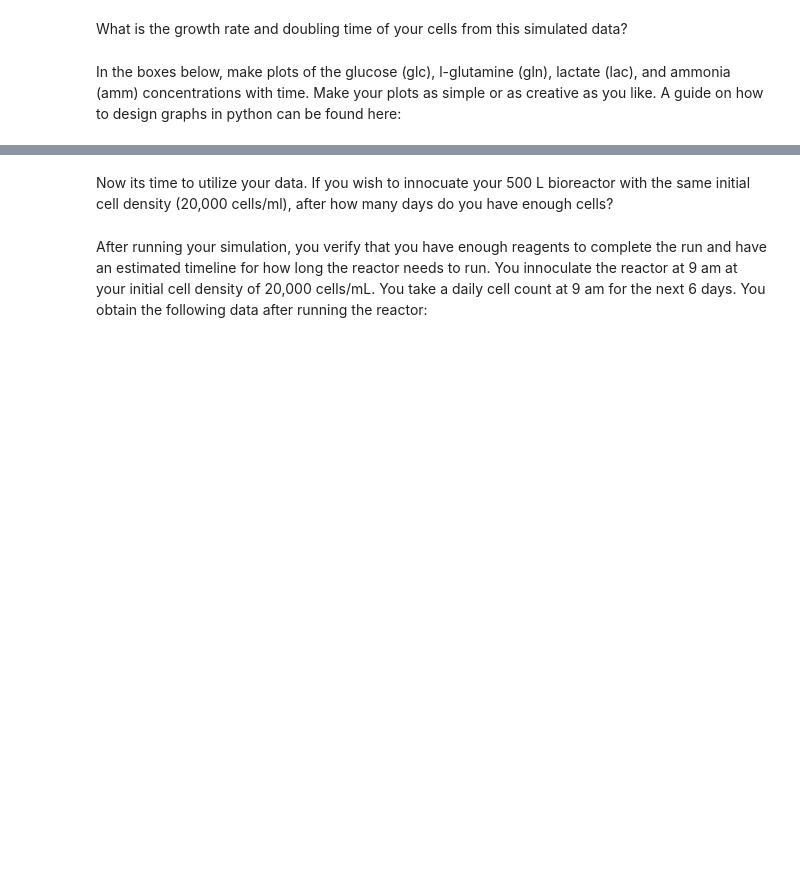
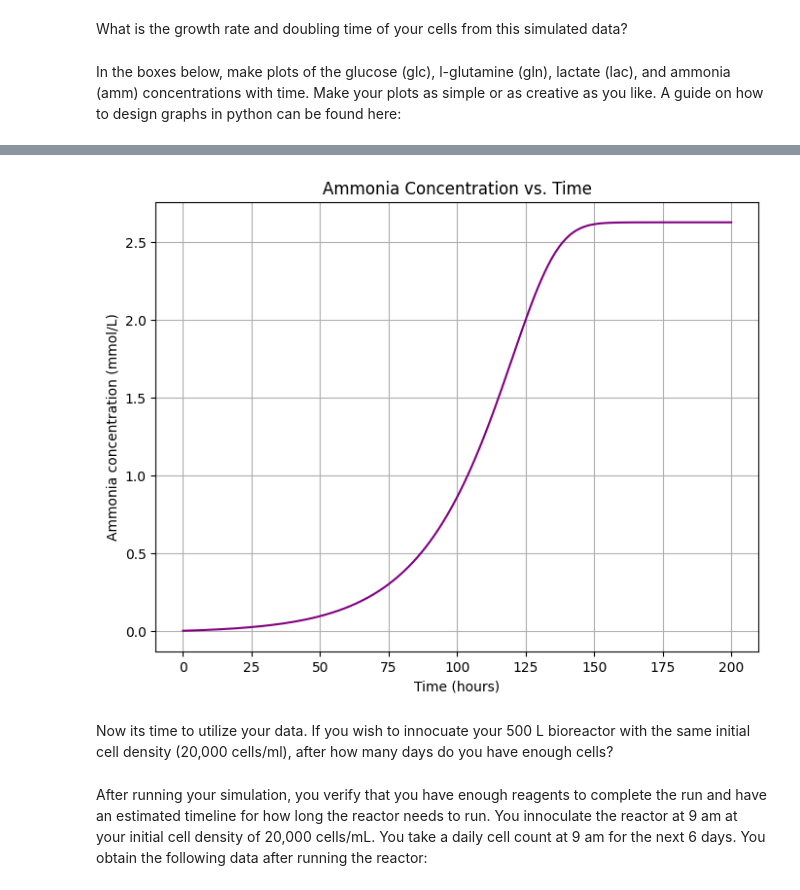
Before and after one commit to arih0325/BMEN-322-due-today, a Jupyter notebook: BMEN 322 lab 2 - Bioreactor Kinetics.ipynb, the cells around one changed output, grey strips where cells are left out. Saved outputs shown, nothing was run; the diff lists cells and outputs as text; code cells hidden in the pictures; blank space fills up the shorter version.

```diff
--- a/BMEN 322 lab 2 - Bioreactor Kinetics.ipynb
+++ b/BMEN 322 lab 2 - Bioreactor Kinetics.ipynb
@@ -210,3 +207,14 @@ plt.show()
+# %%
+# Plotting the ammonia concentration over time
+plt.figure(figsize=(8, 6))
+plt.plot(t, amm, color='purple')
+plt.xlabel('Time (hours)')
+plt.ylabel('Ammonia concentration (mmol/L)')
+plt.title('Ammonia Concentration vs. Time')
+plt.grid(True)
+plt.show()
+# %% [output]
+[figure, added]
 # %% [markdown]
 Now its time to utilize your data. If you wish to innocuate your 500 L bioreactor with the same initial cell density (20,000 cells/ml), after how many days do you have enough cells?
 # %% [markdown]
```
Also changed, not shown: parts of 4 cells of this notebook.
